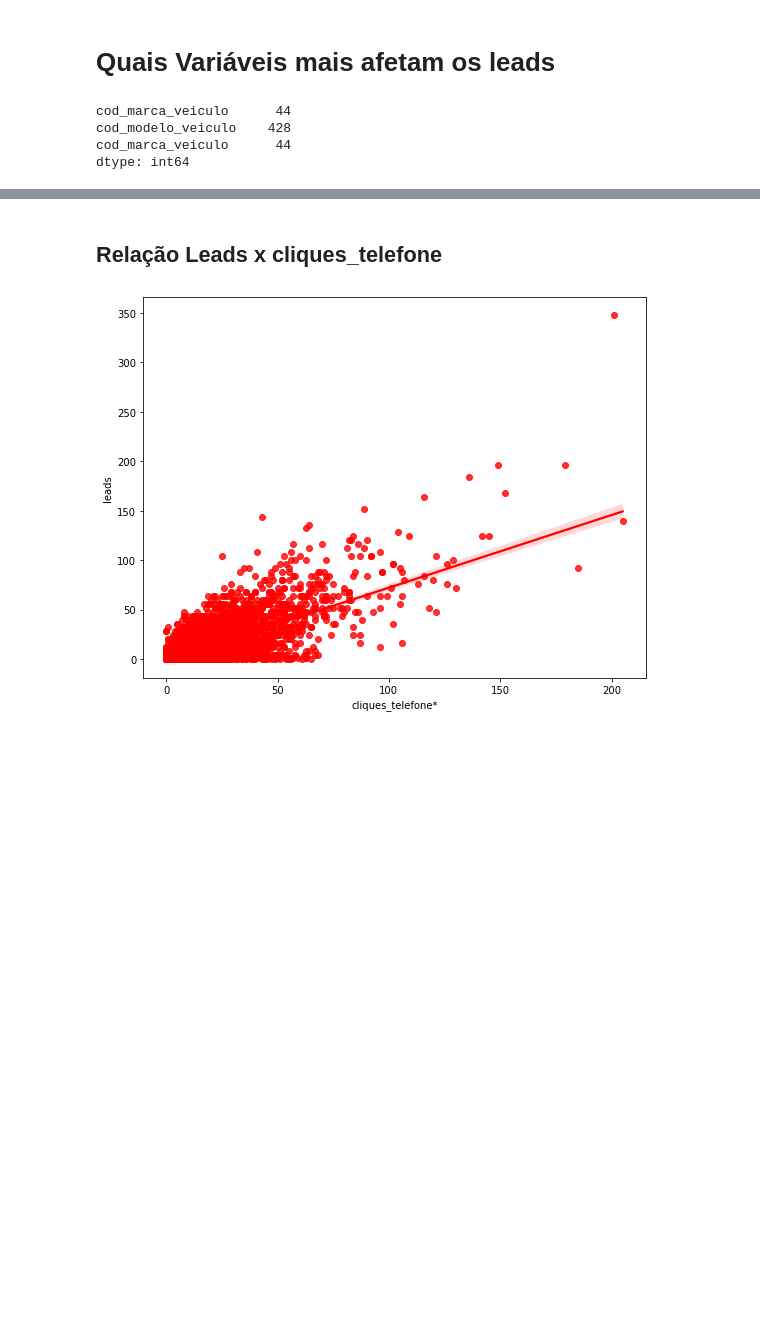
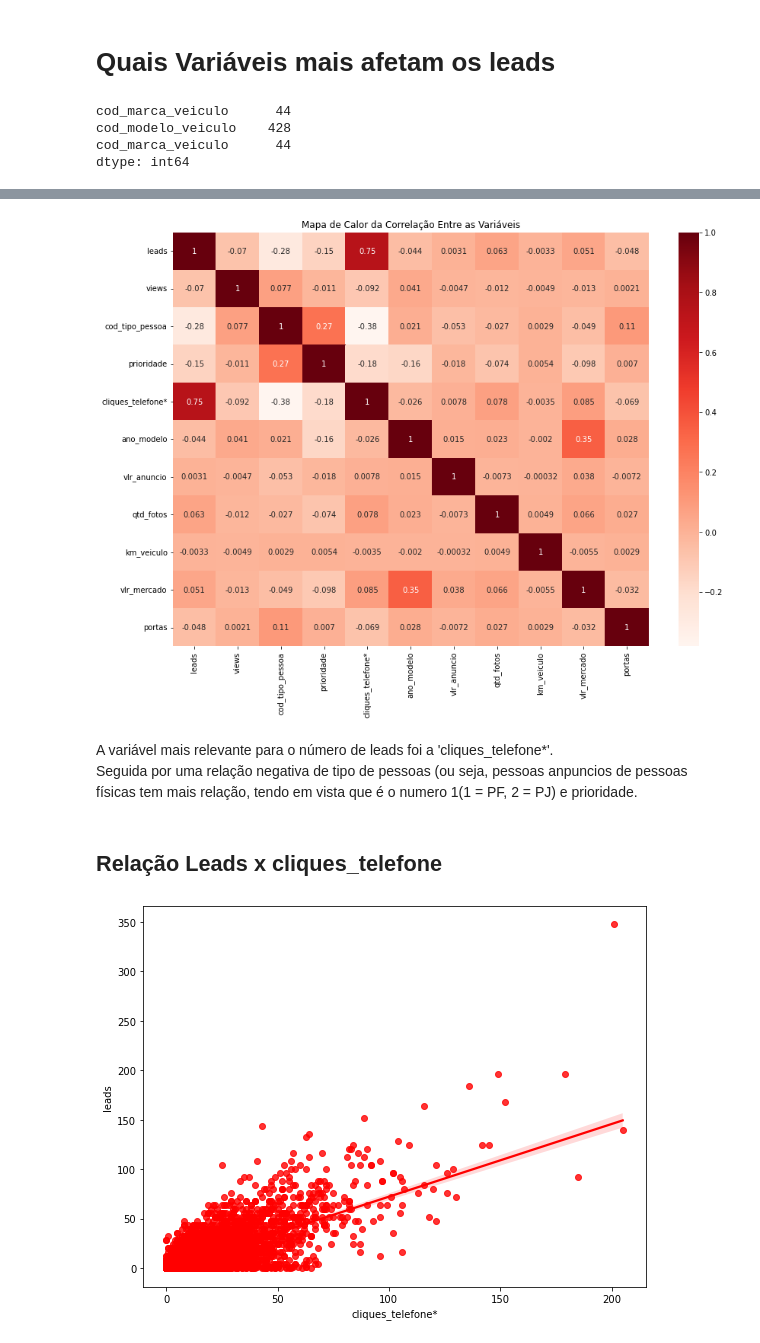
Before and after one commit to rafajovelho/Case1, a Jupyter notebook: Case-GCBInvestimentosipynb.ipynb, the cells around one changed output, grey strips where cells are left out. Drawn from its saved outputs; the diff is of its cells as text; code cells hidden in the pictures; blank space fills up the shorter version.

```diff
--- a/Case-GCBInvestimentosipynb.ipynb
+++ b/Case-GCBInvestimentosipynb.ipynb
@@ -320,0 +329,6 @@ df.reset_index(drop = True, inplace = True)
+# %%
+# Correlação com as variáveis numéricas
+
+correlacao = df_eda[['leads','views','cod_tipo_pessoa','prioridade','cliques_telefone*','ano_modelo','vlr_anuncio','qtd_fotos',
+                    'km_veiculo','vlr_mercado','portas']].corr()
+correlacao
@@ -321,3 +348,15 @@ df.reset_index(drop = True, inplace = True)
+# %%
+plt.figure(figsize = (14,10))
+
+
+sns.heatmap(correlacao, annot = True, cmap = 'Reds')
+plt.title('Mapa de Calor da Correlação Entre as Variáveis')
+plt.show()
+# %% [output]
+[figure, added]
+# %% [markdown]
+A variável mais relevante para o número de leads foi a 'cliques_telefone*'.
+Seguida por uma relação negativa de tipo de pessoas (ou seja, pessoas anpuncios de pessoas físicas tem mais relação, tendo em vista que é o numero 1(1 = PF, 2 = PJ) e prioridade.
 # %% [markdown]
 ## Relação Leads x cliques_telefone
 # %%
```
Also changed, not shown: parts of 30 cells of this notebook.
